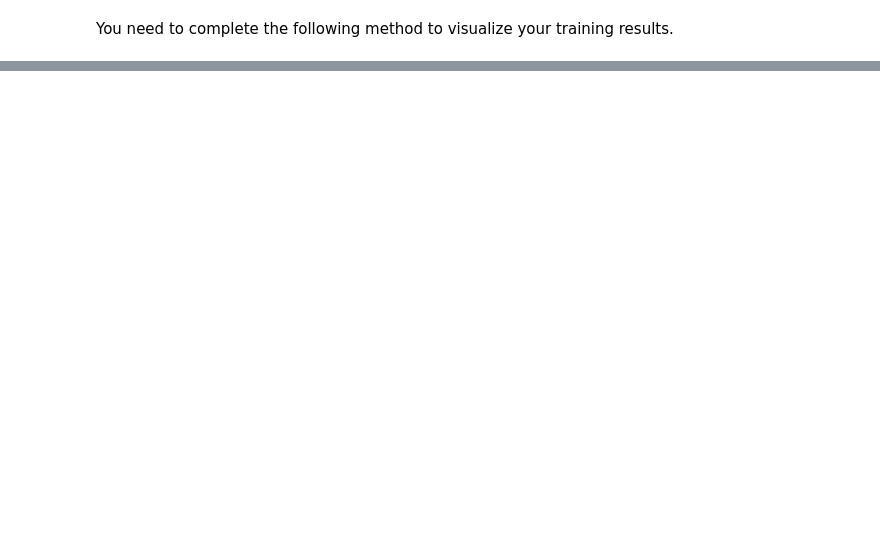
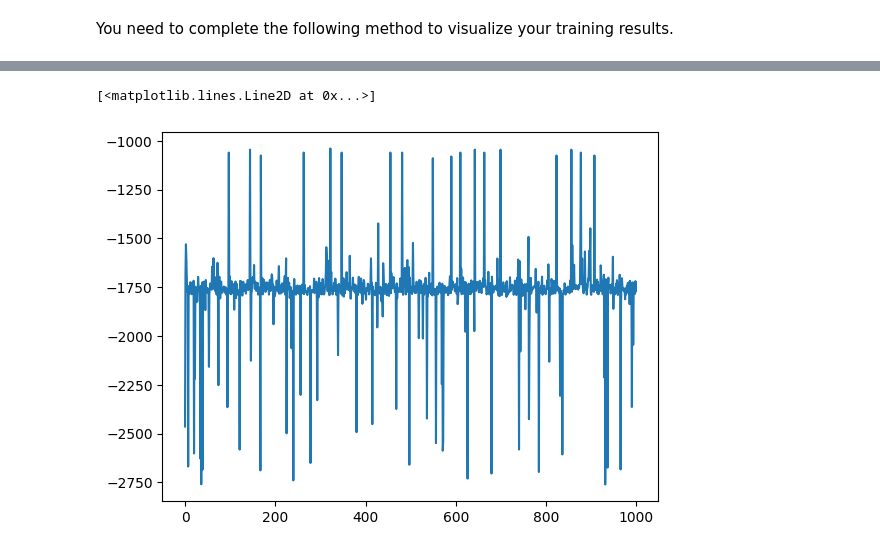
Before and after one commit to coldsober-irene/drafting, a Jupyter notebook: RLAgent_(1).ipynb, the cells around one changed output, grey strips where cells are left out. Saved outputs shown, nothing was run; the diff lists cells and outputs as text; code cells hidden in the pictures; blank space fills up the shorter version.

Commit message:
BEFORE ADDING LEARN-ETIENNE

```diff
--- a/RLAgent_(1).ipynb
+++ b/RLAgent_(1).ipynb
@@ -341,0 +369,19 @@ visualize(agent.q_table)
+# %%
+env = CliffBoxGridWorld()
+# agent = RandomAgent(env, num_episodes=1000)
+# After running the RL agent for V-TABLE AND POLICY:
+agent = RLAgent(env, num_episodes=1000)
+# rewards = agent.learn()
+rewards = agent.learn()
+# print(rewards)
+# print(len(rewards))
+# plt.plot(range(len(rewards)), rewards)
+# plt.xlabel('Episode')
+# plt.ylabel('Total Reward')
+# plt.title('Learning Progress: Episode Rewards vs. Episodes')
+# plt.grid(True)
+# plt.show()
+plt.plot(rewards)
+# %% [output]
+[<matplotlib.lines.Line2D at 0x...>]
+[figure, added]
```
Also changed, not shown: parts of 5 cells of this notebook.
